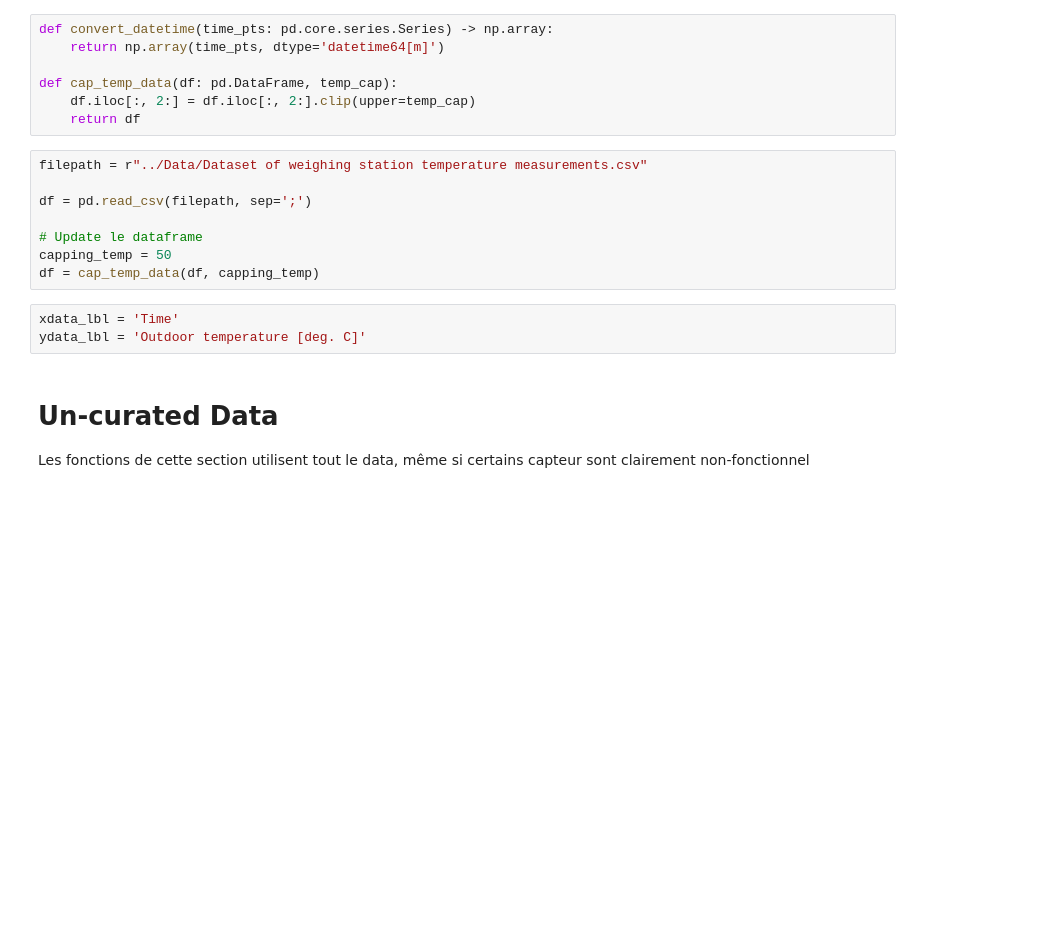
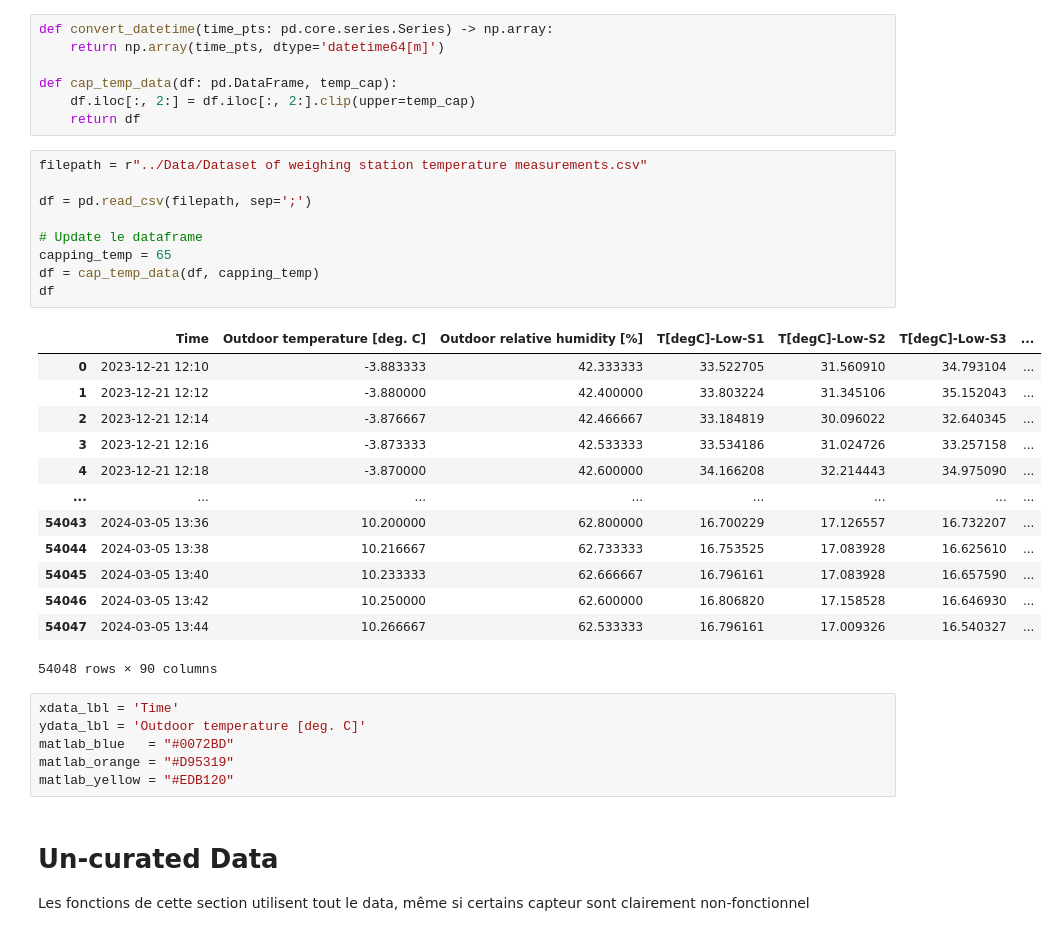
Before and after one commit to LuGar54/TP-Transferts-Thermique, a Jupyter notebook: Analysis/visualize.ipynb, the cells around one changed output. Drawn from its saved outputs; the diff is of its cells as text; blank space fills up the shorter version.

```diff
--- a/Analysis/visualize.ipynb
+++ b/Analysis/visualize.ipynb
@@ -16,14 +16,32 @@ def cap_temp_data(df: pd.DataFrame, temp_cap):
 # %%
 filepath = r"../Data/Dataset of weighing station temperature measurements.csv"
 
 df = pd.read_csv(filepath, sep=';')
 
 # Update le dataframe
-capping_temp = 50
+capping_temp = 65
 df = cap_temp_data(df, capping_temp)
+df
+# %% [output]
+|  | Time | Outdoor temperature [deg. C] | Outdoor relative humidity [%] | T[degC]-Low-S1 | T[degC]-Low-S2 | T[degC]-Low-S3 | ... |
+| 0 | 2023-12-21 12:10 | -3.883333 | 42.333333 | 33.522705 | 31.560910 | 34.793104 | ... |
+| 1 | 2023-12-21 12:12 | -3.880000 | 42.400000 | 33.803224 | 31.345106 | 35.152043 | ... |
+| 2 | 2023-12-21 12:14 | -3.876667 | 42.466667 | 33.184819 | 30.096022 | 32.640345 | ... |
+| 3 | 2023-12-21 12:16 | -3.873333 | 42.533333 | 33.534186 | 31.024726 | 33.257158 | ... |
+| 4 | 2023-12-21 12:18 | -3.870000 | 42.600000 | 34.166208 | 32.214443 | 34.975090 | ... |
+| ... | ... | ... | ... | ... | ... | ... | ... |
+| 54043 | 2024-03-05 13:36 | 10.200000 | 62.800000 | 16.700229 | 17.126557 | 16.732207 | ... |
+| 54044 | 2024-03-05 13:38 | 10.216667 | 62.733333 | 16.753525 | 17.083928 | 16.625610 | ... |
+| 54045 | 2024-03-05 13:40 | 10.233333 | 62.666667 | 16.796161 | 17.083928 | 16.657590 | ... |
+| 54046 | 2024-03-05 13:42 | 10.250000 | 62.600000 | 16.806820 | 17.158528 | 16.646930 | ... |
+| 54047 | 2024-03-05 13:44 | 10.266667 | 62.533333 | 16.796161 | 17.009326 | 16.540327 | ... |
+54048 rows × 90 columns
 # %%
 xdata_lbl = 'Time'
 ydata_lbl = 'Outdoor temperature [deg. C]'
+matlab_blue   = "#0072BD"
+matlab_orange = "#D95319"
+matlab_yellow = "#EDB120"
 # %% [markdown]
 # Un-curated Data
 Les fonctions de cette section utilisent tout le data, même si certains capteur sont clairement non-fonctionnel
```
Also changed, not shown: parts of 7 cells of this notebook.
